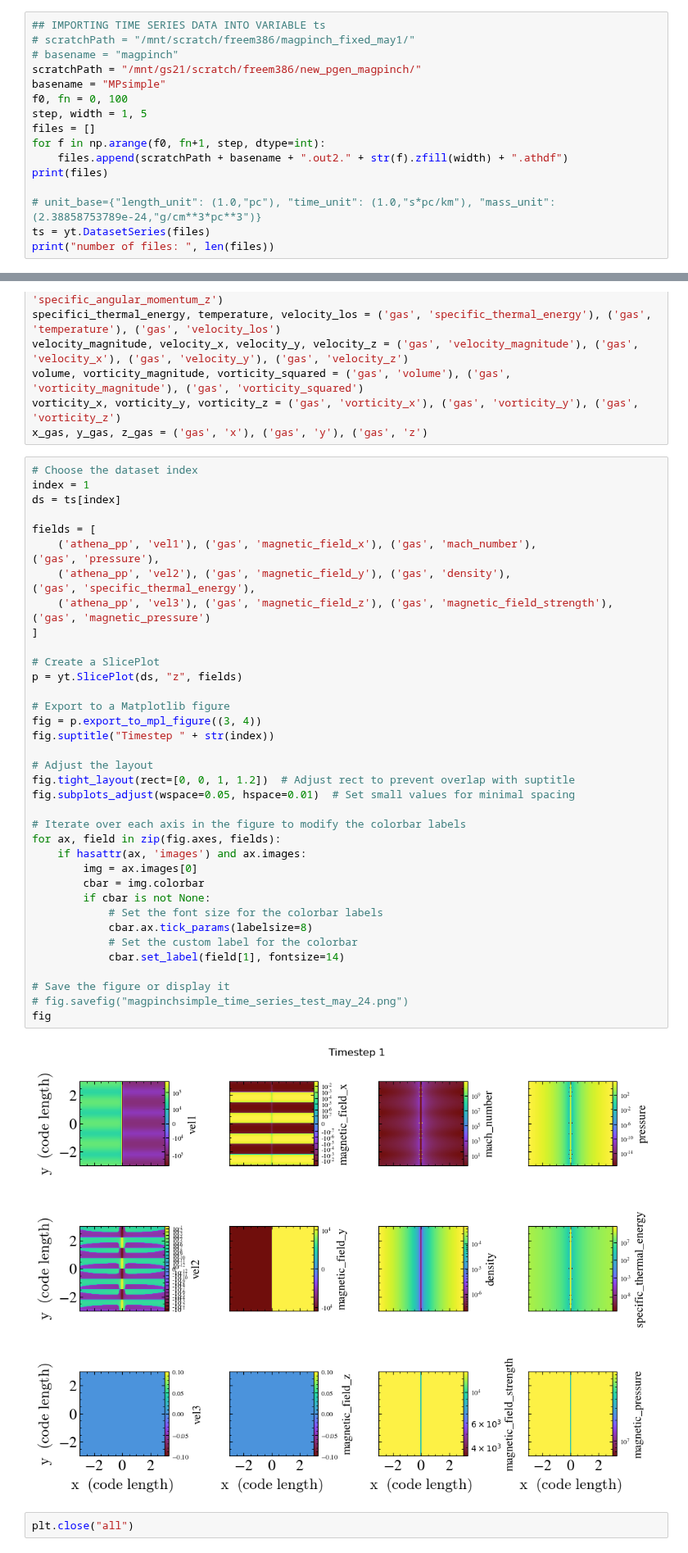
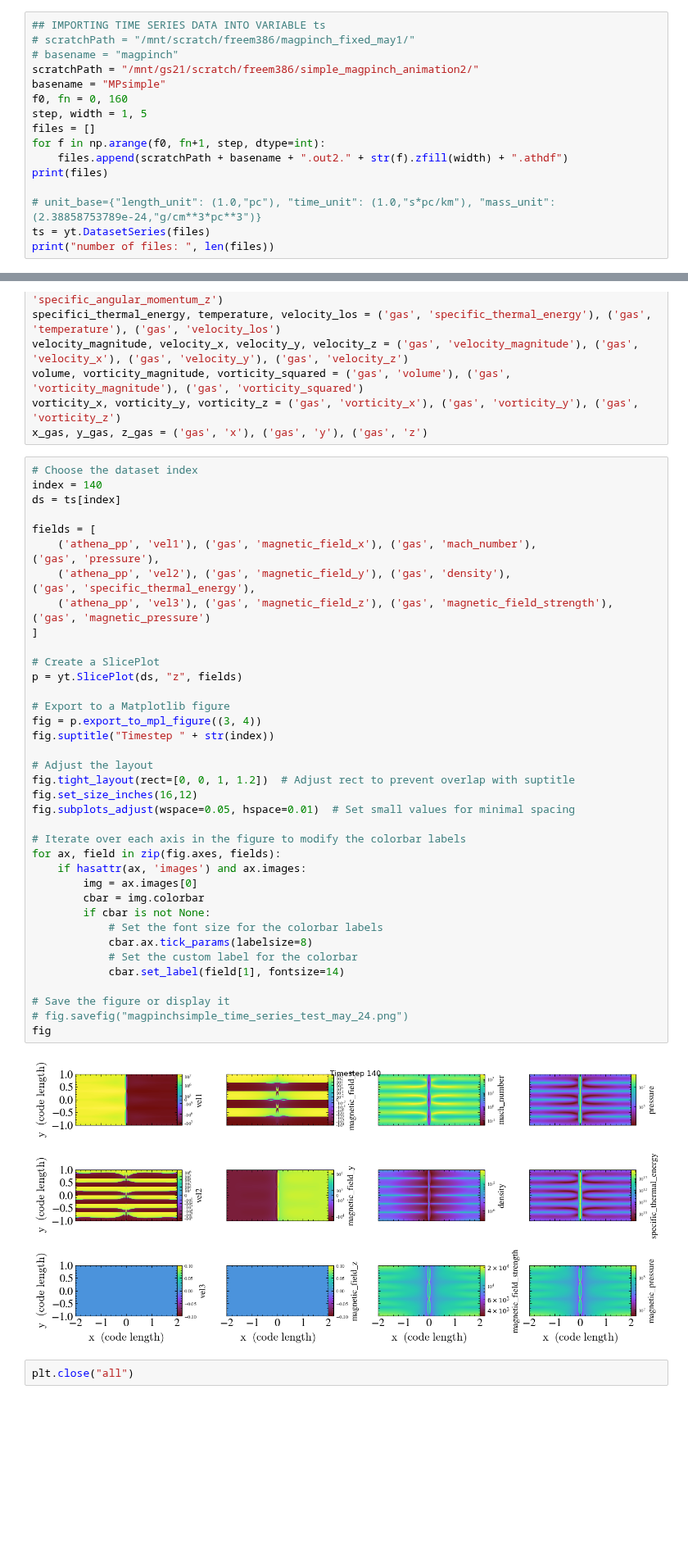
Before and after one commit to ianfreeman519/CMSE_PhD, a Jupyter notebook: athena_files/plottingYT.ipynb, the cells around one changed output, grey strips where cells are left out. Shown at 82% size. Saved outputs shown, nothing was run; the diff lists cells and outputs as text; blank space fills up the shorter version.

Commit message:
Updating end of may, animation not complete yet

```diff
--- a/athena_files/plottingYT.ipynb
+++ b/athena_files/plottingYT.ipynb
@@ -34,9 +34,9 @@ Using matplotlib backend: agg
 ## IMPORTING TIME SERIES DATA INTO VARIABLE ts
 # scratchPath = "/mnt/scratch/freem386/magpinch_fixed_may1/"
 # basename = "magpinch"
-scratchPath = "/mnt/gs21/scratch/freem386/new_pgen_magpinch/"
+scratchPath = "/mnt/gs21/scratch/freem386/simple_magpinch_animation2/"
 basename = "MPsimple"
-f0, fn = 0, 100
+f0, fn = 0, 160
 step, width = 1, 5
 files = []
 for f in np.arange(f0, fn+1, step, dtype=int):
@@ -193,7 +193,7 @@ vorticity_x, vorticity_y, vorticity_z = ('gas', 'vorticity_x'), ('gas', 'vortici
 x_gas, y_gas, z_gas = ('gas', 'x'), ('gas', 'y'), ('gas', 'z')
 # %%
 # Choose the dataset index
-index = 1
+index = 140
 ds = ts[index]
 
 fields = [
@@ -201,33 +201,34 @@ fields = [
     ('athena_pp', 'vel2'), ('gas', 'magnetic_field_y'), ('gas', 'density'),                 ('gas', 'specific_thermal_energy'),
     ('athena_pp', 'vel3'), ('gas', 'magnetic_field_z'), ('gas', 'magnetic_field_strength'), ('gas', 'magnetic_pressure')
 ]
 
 # Create a SlicePlot
 p = yt.SlicePlot(ds, "z", fields)
 
 # Export to a Matplotlib figure
 fig = p.export_to_mpl_figure((3, 4))
 fig.suptitle("Timestep " + str(index))
 
 # Adjust the layout
 fig.tight_layout(rect=[0, 0, 1, 1.2])  # Adjust rect to prevent overlap with suptitle
+fig.set_size_inches(16,12)
 fig.subplots_adjust(wspace=0.05, hspace=0.01)  # Set small values for minimal spacing
 
 # Iterate over each axis in the figure to modify the colorbar labels
 for ax, field in zip(fig.axes, fields):
     if hasattr(ax, 'images') and ax.images:
         img = ax.images[0]
         cbar = img.colorbar
         if cbar is not None:
             # Set the font size for the colorbar labels
             cbar.ax.tick_params(labelsize=8)
             # Set the custom label for the colorbar
             cbar.set_label(field[1], fontsize=14)
 
 # Save the figure or display it
 # fig.savefig("magpinchsimple_time_series_test_may_24.png")
 fig
 # %% [output]
-[figure, old version]
+[figure, new version]
 # %%
 plt.close("all")
```
Also changed, not shown: parts of 2 cells of this notebook, 6 other files.
